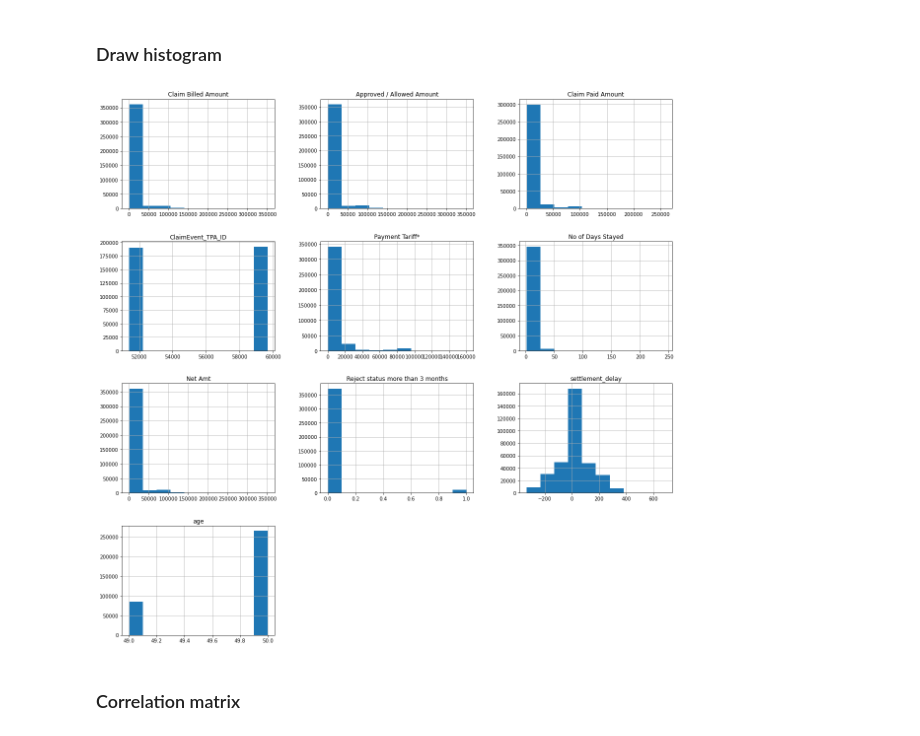
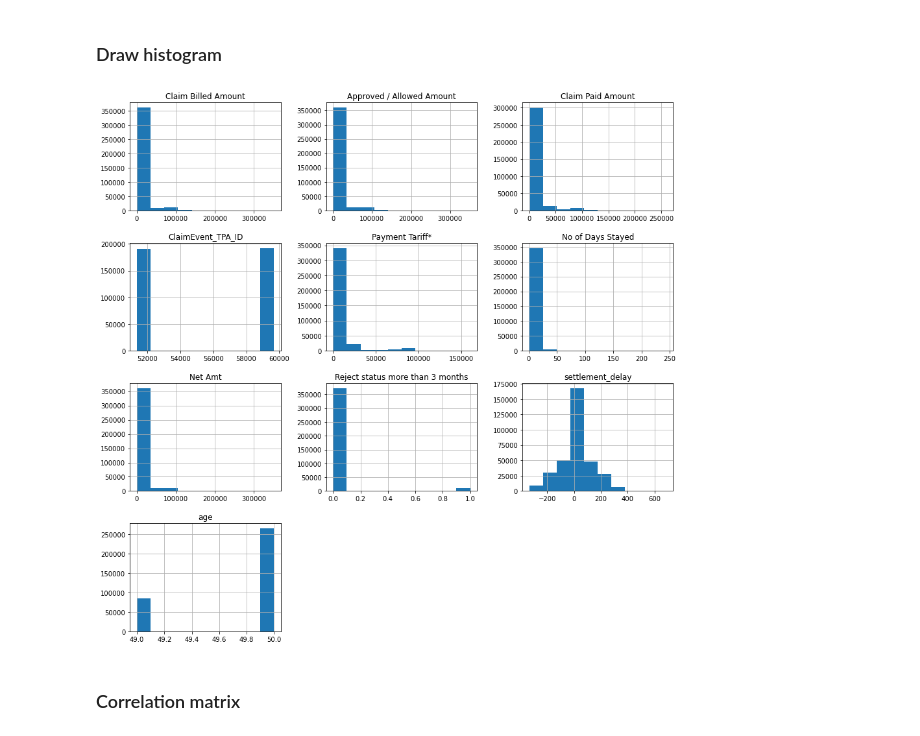
Before and after one commit to RohanYashraj/Healthcare-Fraud-Detection, a Jupyter notebook: Data Pre-Processing.ipynb, the cells around one changed output. Saved outputs shown, nothing was run; the diff lists cells and outputs as text; code cells hidden in the pictures.

```diff
--- a/Data Pre-Processing.ipynb
+++ b/Data Pre-Processing.ipynb
@@ -156,9 +186,9 @@ dtype: int64
 # %% [markdown]
 ### Draw histogram
 # %%
-X_values.hist(figsize=(20, 20));
+X_values.hist(figsize=(15, 15));
 # %% [output]
-[figure, old version]
+[figure, new version]
 # %% [markdown]
 ### Correlation matrix
 # %%
```
Also changed, not shown: parts of 13 cells of this notebook.
